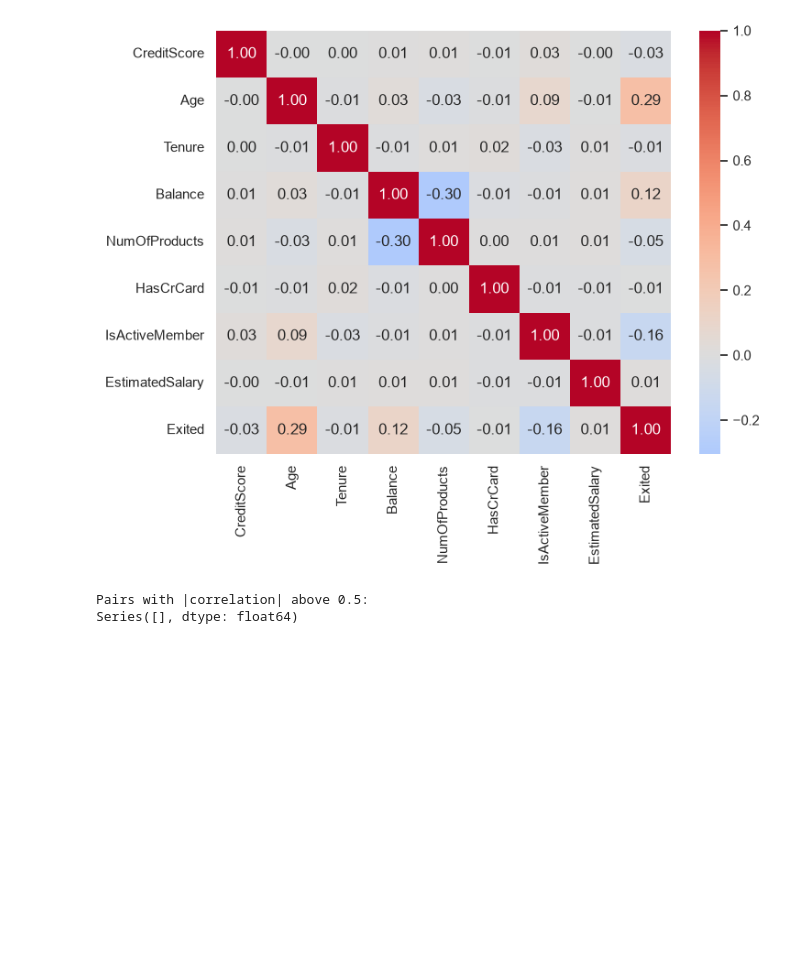
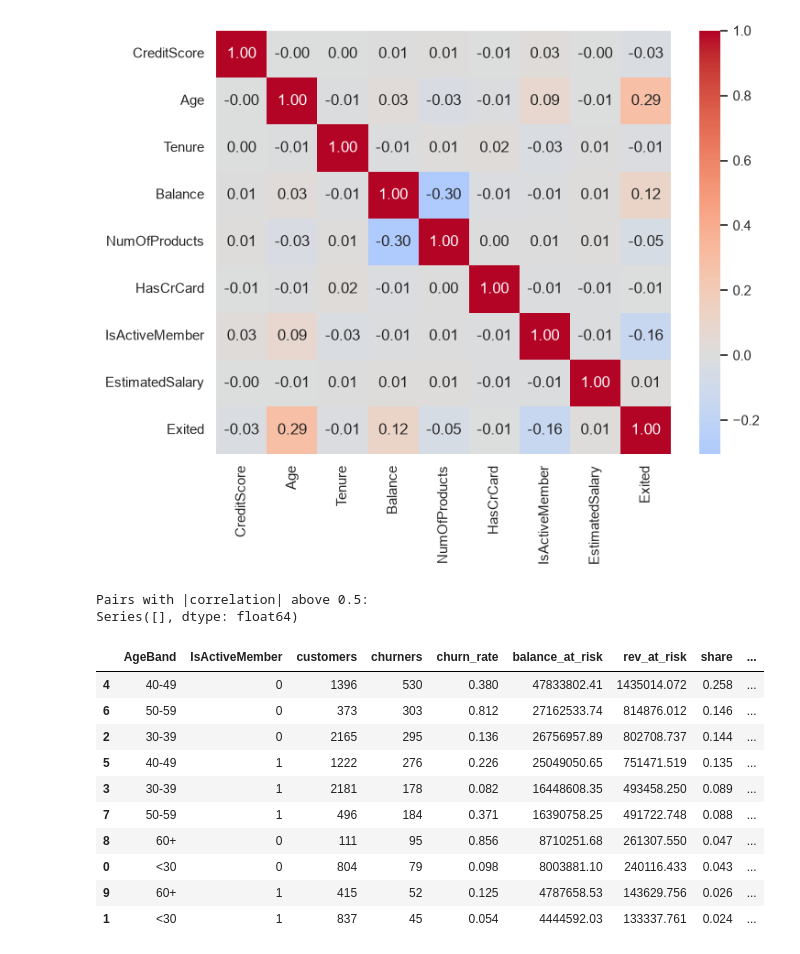
Before and after one commit to r33w33/Bank-Churn-Analysis, a Jupyter notebook: notebooks/01_eda.ipynb, the cells around one changed output. Cells and saved outputs as stored; diff of their text form; code cells hidden in the pictures; blank space fills up the shorter version.

```diff
--- a/notebooks/01_eda.ipynb
+++ b/notebooks/01_eda.ipynb
@@ -369,3 +369,28 @@ print('Pairs with |correlation| above 0.5:'); print(pairs[pairs.abs() > 0.5])
 [figure]
 Pairs with |correlation| above 0.5:
 Series([], dtype: float64)
+# %%
+NIM = 0.03   # assumption: record in assumptions.md; test 0.02 and 0.04
+df['bal_churned'] = df['Balance'] * df['Exited']
+seg = (df.groupby(['AgeBand','IsActiveMember'], observed=True)
+         .agg(customers=('Exited','size'), churners=('Exited','sum'),
+              churn_rate=('Exited','mean'), balance_at_risk=('bal_churned','sum'))
+         .reset_index())
+seg['rev_at_risk'] = seg['balance_at_risk'] * NIM
+seg['share'] = seg['rev_at_risk'] / seg['rev_at_risk'].sum()
+seg = seg.sort_values('rev_at_risk', ascending=False)
+seg['cum_share'] = seg['share'].cumsum()
+seg['small'] = seg['customers'] < 100
+display(seg.round(3))
+# %% [output]
+|  | AgeBand | IsActiveMember | customers | churners | churn_rate | balance_at_risk | rev_at_risk | share | ... |
+| 4 | 40-49 | 0 | 1396 | 530 | 0.380 | 47833802.41 | 1435014.072 | 0.258 | ... |
+| 6 | 50-59 | 0 | 373 | 303 | 0.812 | 27162533.74 | 814876.012 | 0.146 | ... |
+| 2 | 30-39 | 0 | 2165 | 295 | 0.136 | 26756957.89 | 802708.737 | 0.144 | ... |
+| 5 | 40-49 | 1 | 1222 | 276 | 0.226 | 25049050.65 | 751471.519 | 0.135 | ... |
+| 3 | 30-39 | 1 | 2181 | 178 | 0.082 | 16448608.35 | 493458.250 | 0.089 | ... |
+| 7 | 50-59 | 1 | 496 | 184 | 0.371 | 16390758.25 | 491722.748 | 0.088 | ... |
+| 8 | 60+ | 0 | 111 | 95 | 0.856 | 8710251.68 | 261307.550 | 0.047 | ... |
+| 0 | <30 | 0 | 804 | 79 | 0.098 | 8003881.10 | 240116.433 | 0.043 | ... |
+| 9 | 60+ | 1 | 415 | 52 | 0.125 | 4787658.53 | 143629.756 | 0.026 | ... |
+| 1 | <30 | 1 | 837 | 45 | 0.054 | 4444592.03 | 133337.761 | 0.024 | ... |
```
Also changed, not shown: parts of 5 cells of this notebook, 3 other files.
